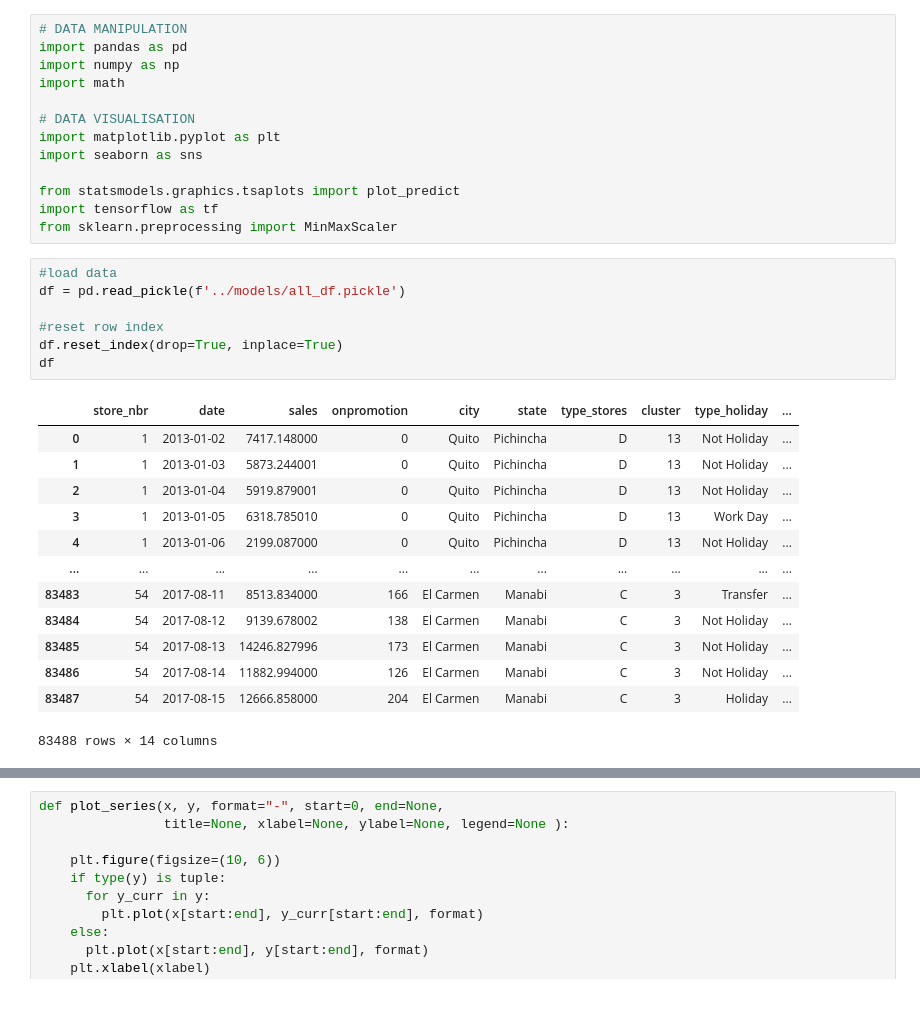
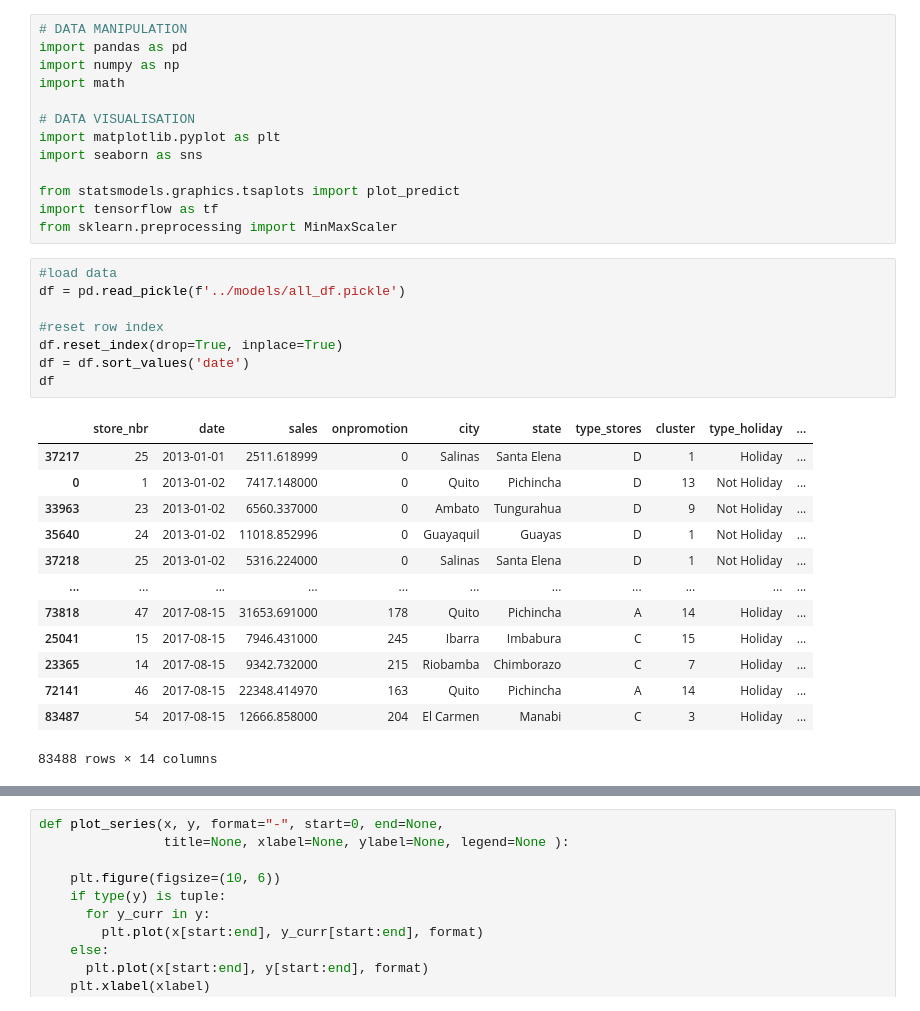
Before and after one commit to lillelilla/Store-Sales, a Jupyter notebook: notebooks/time_series_LSTMCNN.ipynb, the cells around one changed output, grey strips where cells are left out. Drawn from its saved outputs; the diff is of its cells as text.

```diff
--- a/notebooks/time_series_LSTMCNN.ipynb
+++ b/notebooks/time_series_LSTMCNN.ipynb
@@ -14,21 +14,22 @@ from sklearn.preprocessing import MinMaxScaler
 # %%
 #load data
 df = pd.read_pickle(f'../models/all_df.pickle')
 
 #reset row index
 df.reset_index(drop=True, inplace=True)
+df = df.sort_values('date')
 df
 # %% [output]
 |  | store_nbr | date | sales | onpromotion | city | state | type_stores | cluster | type_holiday | ... |
+| 37217 | 25 | 2013-01-01 | 2511.618999 | 0 | Salinas | Santa Elena | D | 1 | Holiday | ... |
 | 0 | 1 | 2013-01-02 | 7417.148000 | 0 | Quito | Pichincha | D | 13 | Not Holiday | ... |
-| 1 | 1 | 2013-01-03 | 5873.244001 | 0 | Quito | Pichincha | D | 13 | Not Holiday | ... |
-| 2 | 1 | 2013-01-04 | 5919.879001 | 0 | Quito | Pichincha | D | 13 | Not Holiday | ... |
-| 3 | 1 | 2013-01-05 | 6318.785010 | 0 | Quito | Pichincha | D | 13 | Work Day | ... |
-| 4 | 1 | 2013-01-06 | 2199.087000 | 0 | Quito | Pichincha | D | 13 | Not Holiday | ... |
+| 33963 | 23 | 2013-01-02 | 6560.337000 | 0 | Ambato | Tungurahua | D | 9 | Not Holiday | ... |
+| 35640 | 24 | 2013-01-02 | 11018.852996 | 0 | Guayaquil | Guayas | D | 1 | Not Holiday | ... |
+| 37218 | 25 | 2013-01-02 | 5316.224000 | 0 | Salinas | Santa Elena | D | 1 | Not Holiday | ... |
 | ... | ... | ... | ... | ... | ... | ... | ... | ... | ... | ... |
-| 83483 | 54 | 2017-08-11 | 8513.834000 | 166 | El Carmen | Manabi | C | 3 | Transfer | ... |
-| 83484 | 54 | 2017-08-12 | 9139.678002 | 138 | El Carmen | Manabi | C | 3 | Not Holiday | ... |
-| 83485 | 54 | 2017-08-13 | 14246.827996 | 173 | El Carmen | Manabi | C | 3 | Not Holiday | ... |
-| 83486 | 54 | 2017-08-14 | 11882.994000 | 126 | El Carmen | Manabi | C | 3 | Not Holiday | ... |
+| 73818 | 47 | 2017-08-15 | 31653.691000 | 178 | Quito | Pichincha | A | 14 | Holiday | ... |
+| 25041 | 15 | 2017-08-15 | 7946.431000 | 245 | Ibarra | Imbabura | C | 15 | Holiday | ... |
+| 23365 | 14 | 2017-08-15 | 9342.732000 | 215 | Riobamba | Chimborazo | C | 7 | Holiday | ... |
+| 72141 | 46 | 2017-08-15 | 22348.414970 | 163 | Quito | Pichincha | A | 14 | Holiday | ... |
 | 83487 | 54 | 2017-08-15 | 12666.858000 | 204 | El Carmen | Manabi | C | 3 | Holiday | ... |
 83488 rows × 14 columns
```
Also changed, not shown: parts of 17 cells of this notebook.
